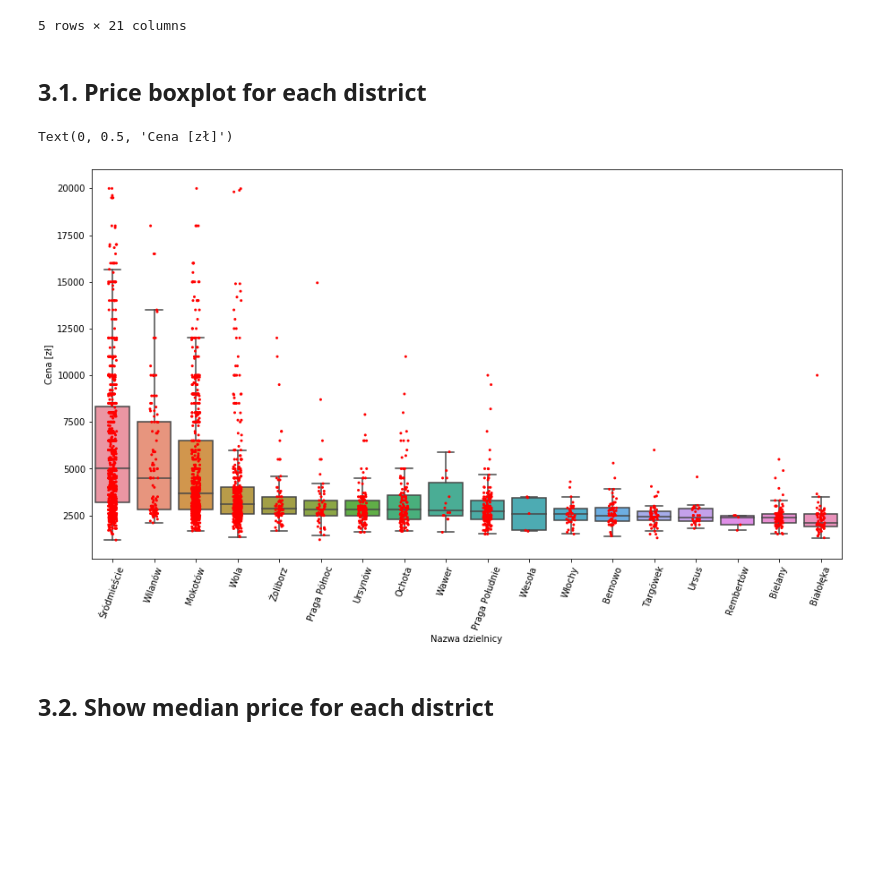
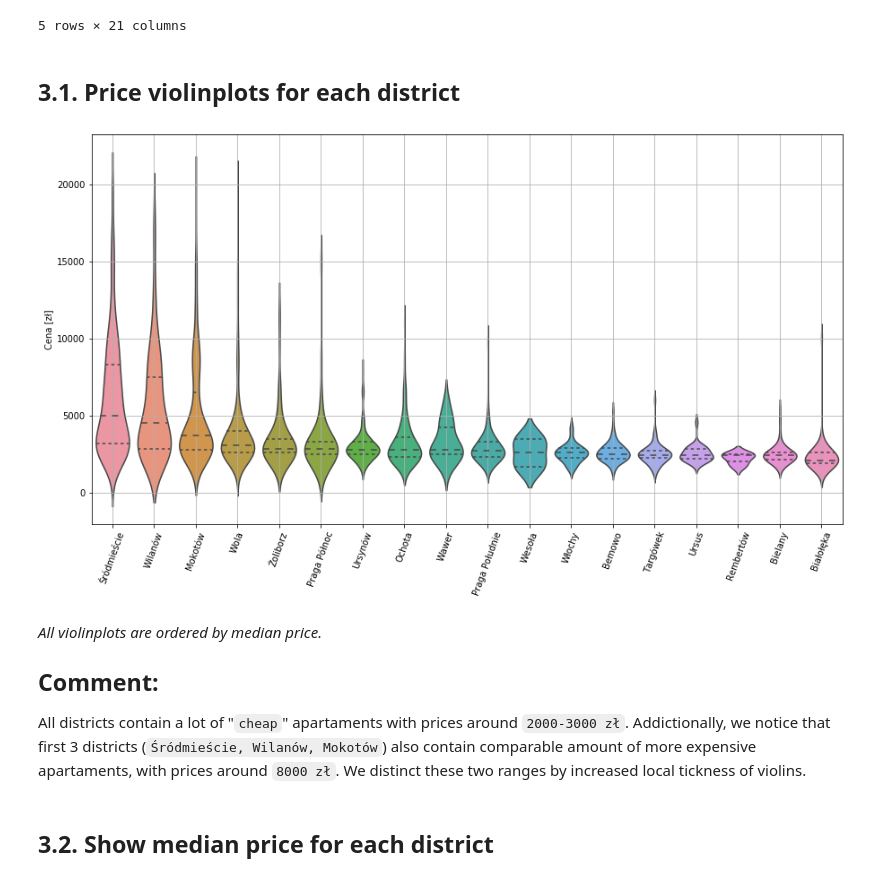
Before and after one commit to KrystianPlackowski/Apartments-data-parser, a Jupyter notebook: analyse.ipynb, the cells around one changed output. Cells and saved outputs as stored; diff of their text form; code cells hidden in the pictures; blank space fills up the shorter version.

```diff
--- a/analyse.ipynb
+++ b/analyse.ipynb
@@ -133,23 +133,28 @@ apartaments.head()
 | 4 | 2950 | 3300 | NaN | 54.0 | 3 | blok | 3 | drewniane | ... |
 5 rows × 21 columns
 # %% [markdown]
-## 3.1. Price boxplot for each district
+## 3.1. Price violinplots for each district
 # %%
 #df = apartaments[apartaments['Powierzchnia'] <= 60]
 df = apartaments[apartaments['Cena rzeczywista'] <= 20000]
 
 order = df.groupby('Nazwa dzielnicy')['Cena rzeczywista'].describe()['50%'].sort_values(ascending=False)
 
 plt.figure(figsize=(15,8))
-sns.stripplot(data=df, x='Nazwa dzielnicy', y='Cena rzeczywista', color='r', order=order.index, s=3)
-#sns.violinplot(data=df, x='Nazwa dzielnicy', y='Cena rzeczywista', order=order.index, showfliers=False, width=3)
-sns.boxplot(data=df, x='Nazwa dzielnicy', y='Cena rzeczywista', order=order.index, showfliers=False)
+sns.violinplot(data=df, x='Nazwa dzielnicy', y='Cena rzeczywista', order=order.index, inner='quartile'
+               , orient='v', scale='width')
 plt.xticks(rotation=70)
 plt.ylabel('Cena [zł]')
-#plt.ylim(1000,10000)
+plt.xlabel('')
+#plt.yticks(np.arange(0,21000,1000))
+plt.grid()
 # %% [output]
-Text(0, 0.5, 'Cena [zł]')
-[figure, old version]
+[figure, new version]
+# %% [markdown]
+*All violinplots are ordered by median price.*
+## Comment:
+
+All districts contain a lot of "`cheap`" apartaments with prices around `2000-3000 zł`. Addictionally, we notice that first 3 districts (`Śródmieście, Wilanów, Mokotów`) also contain comparable amount of more expensive apartaments, with prices around `8000 zł`. We distinct these two ranges by increased local tickness of violins.
 # %% [markdown]
 ## 3.2. Show median price for each district
 # %%
```
Also changed, not shown: parts of 22 cells of this notebook.
